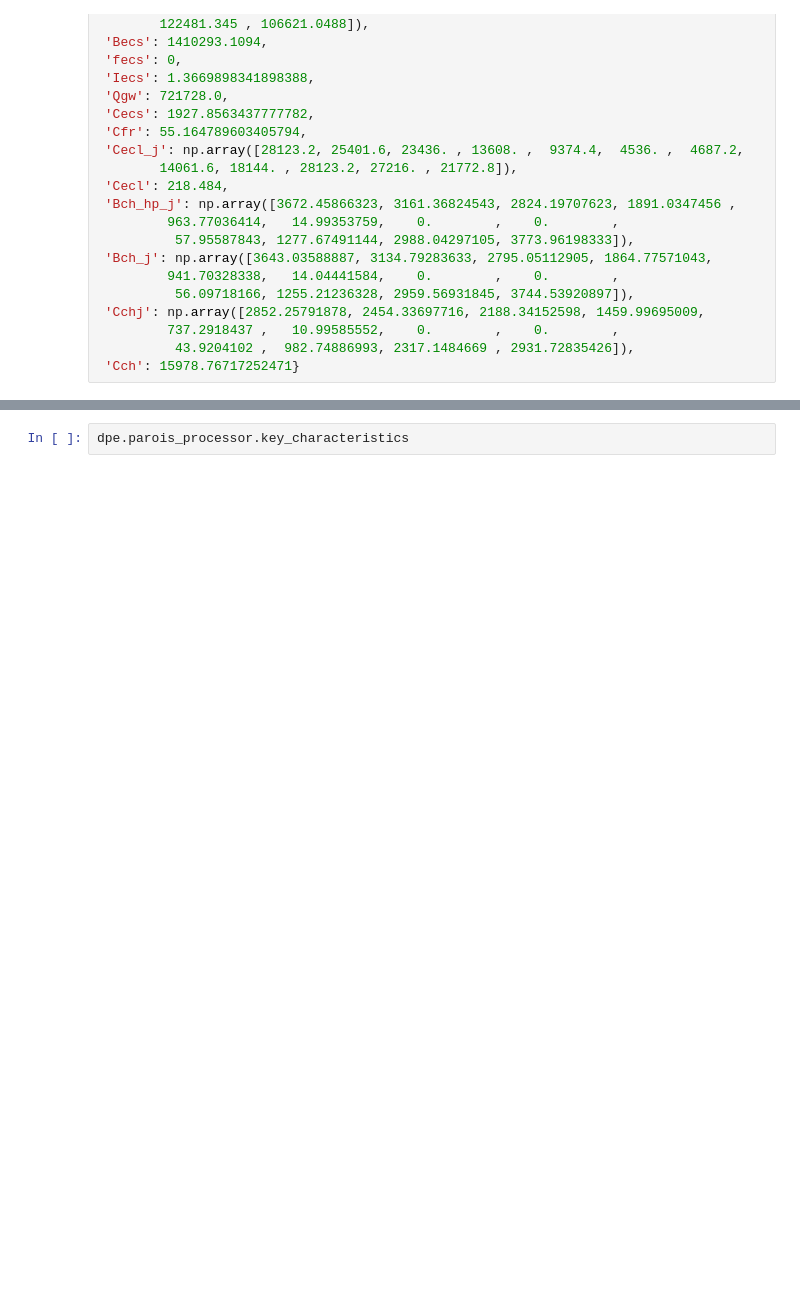
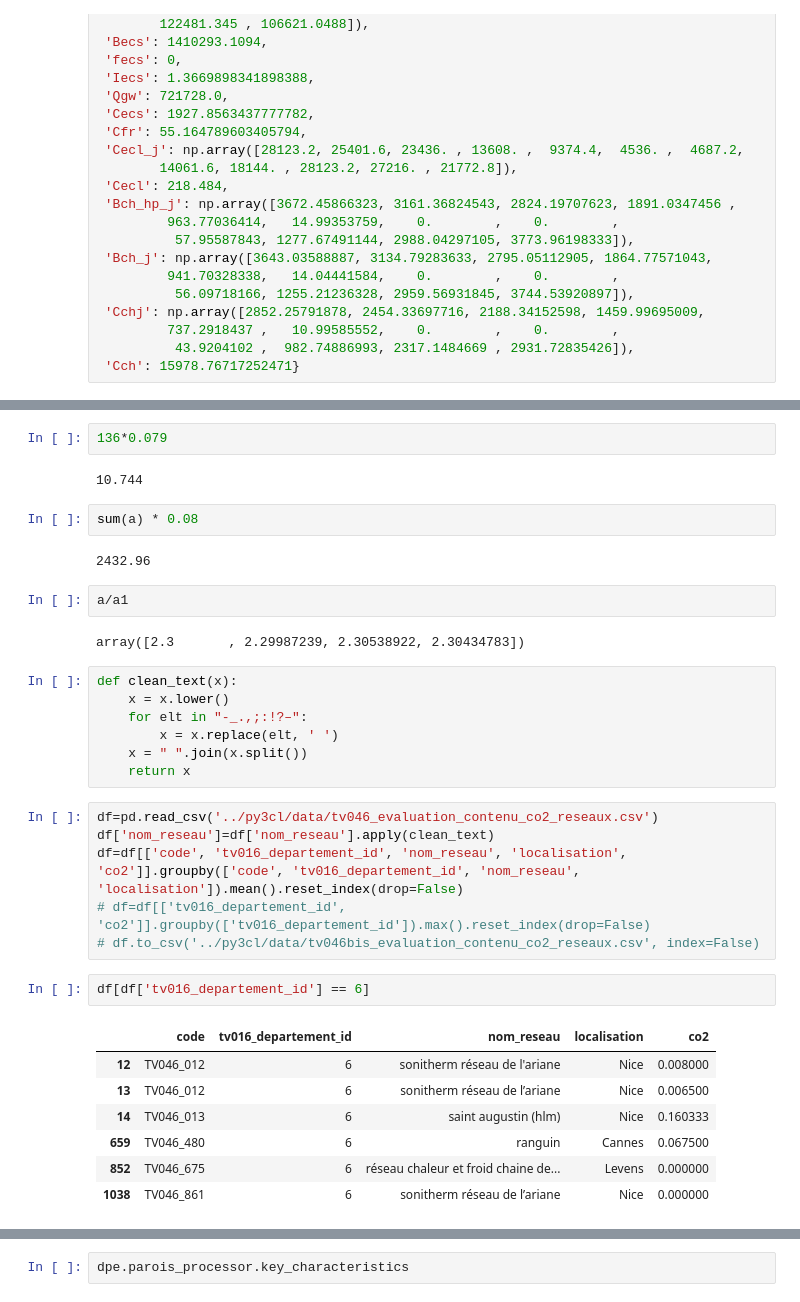
Before and after one commit to gabrielolympie/Py3CL, a Jupyter notebook: notebooks/devel.ipynb, the cells around one changed output, grey strips where cells are left out. Cells and saved outputs as stored; diff of their text form; blank space fills up the shorter version.

```diff
--- a/notebooks/devel.ipynb
+++ b/notebooks/devel.ipynb
@@ -829,0 +842,35 @@ b = np.array([0.18, 0.04, 0.04, 0.84])
+# %%
+136*0.079
+# %% [output]
+10.744
+# %%
+sum(a) * 0.08
+# %% [output]
+2432.96
+# %%
+a/a1
+# %% [output]
+array([2.3       , 2.29987239, 2.30538922, 2.30434783])
+# %%
+def clean_text(x):
+    x = x.lower()
+    for elt in "-_.,;:!?–":
+        x = x.replace(elt, ' ')
+    x = " ".join(x.split())
+    return x
+# %%
+df=pd.read_csv('../py3cl/data/tv046_evaluation_contenu_co2_reseaux.csv')
+df['nom_reseau']=df['nom_reseau'].apply(clean_text)
+df=df[['code', 'tv016_departement_id', 'nom_reseau', 'localisation', 'co2']].groupby(['code', 'tv016_departement_id', 'nom_reseau', 'localisation']).mean().reset_index(drop=False)
+# df=df[['tv016_departement_id', 'co2']].groupby(['tv016_departement_id']).max().reset_index(drop=False)
+# df.to_csv('../py3cl/data/tv046bis_evaluation_contenu_co2_reseaux.csv', index=False)
+# %%
+df[df['tv016_departement_id'] == 6]
+# %% [output]
+|  | code | tv016_departement_id | nom_reseau | localisation | co2 |
+| 12 | TV046_012 | 6 | sonitherm réseau de l'ariane | Nice | 0.008000 |
+| 13 | TV046_012 | 6 | sonitherm réseau de l’ariane | Nice | 0.006500 |
+| 14 | TV046_013 | 6 | saint augustin (hlm) | Nice | 0.160333 |
+| 659 | TV046_480 | 6 | ranguin | Cannes | 0.067500 |
+| 852 | TV046_675 | 6 | réseau chaleur et froid chaine de... | Levens | 0.000000 |
+| 1038 | TV046_861 | 6 | sonitherm réseau de l’ariane | Nice | 0.000000 |
```
Also changed, not shown: parts of 14 cells of this notebook, 13 other files.
